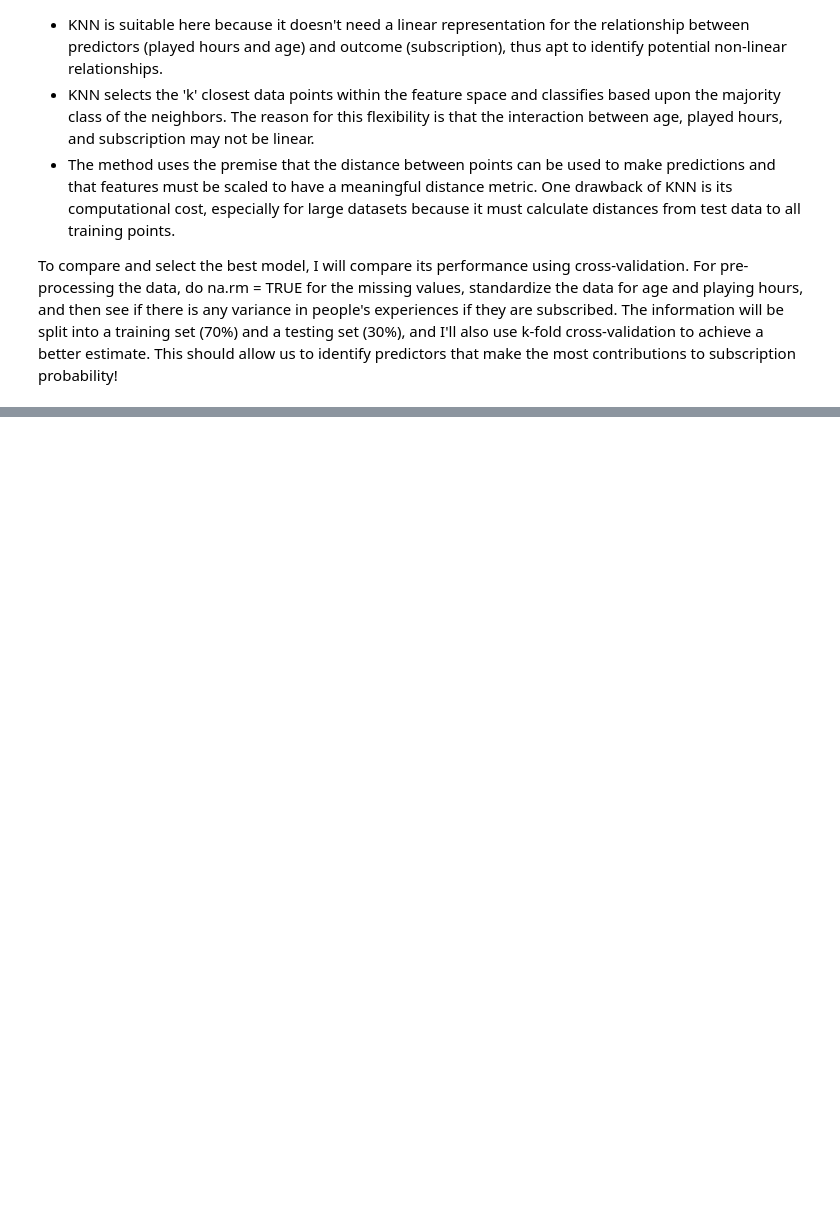
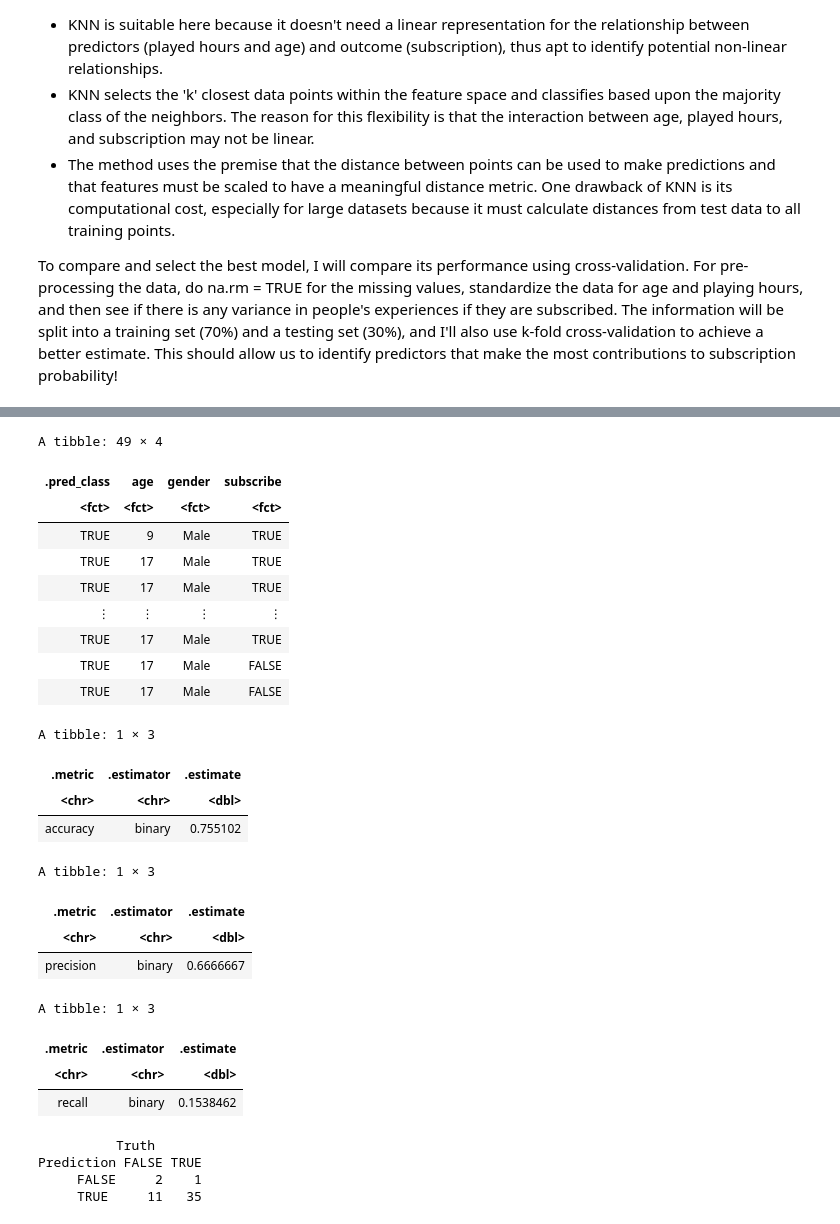
Before and after one commit to 20under20/dcsi100-project-group-002-13, a Jupyter notebook: Project_Individual (1).ipynb, the cells around one changed output, grey strips where cells are left out. Drawn from its saved outputs; the diff is of its cells as text; code cells hidden in the pictures; blank space fills up the shorter version.

```diff
--- a/Project_Individual (1).ipynb
+++ b/Project_Individual (1).ipynb
@@ -214,0 +219,64 @@ best_k
+# %%
+# optimized knn specification
+knn_spec <- nearest_neighbor(weight_func = "rectangular", neighbors = 17) |>
+            set_engine("kknn") |>
+            set_mode("classification")
+
+# new workflow
+knn_fit <- workflow() |>
+           add_recipe(knn_recipe) |>
+           add_model(knn_spec) |>
+           fit(data = data_train)
+
+# predicting testing data
+test_predictions <- predict(knn_fit, data_test) |>
+                    bind_cols(data_test)
+test_predictions
+
+# collecting prediction methods
+prediction_metrics <- test_predictions |>
+                      metrics(truth = subscribe, estimate = .pred_class)
+
+prediction_accuracy <- prediction_metrics |>
+                       filter(.metric == "accuracy")
+
+prediction_precision <- test_predictions |>
+                        precision(truth = subscribe, estimate = .pred_class, event_level="first")
+
+prediction_recall <- test_predictions |>
+                     recall(truth = subscribe, estimate = .pred_class, event_level="first")
+prediction_accuracy
+prediction_precision
+prediction_recall
+
+matrix <- test_predictions |>
+          conf_mat(truth = subscribe, estimate = .pred_class)
+
+matrix
+# %% [output]
+A tibble: 49 × 4
+| .pred_class | age | gender | subscribe |
+| <fct> | <fct> | <fct> | <fct> |
+| TRUE | 9 | Male | TRUE |
+| TRUE | 17 | Male | TRUE |
+| TRUE | 17 | Male | TRUE |
+| ⋮ | ⋮ | ⋮ | ⋮ |
+| TRUE | 17 | Male | TRUE |
+| TRUE | 17 | Male | FALSE |
+| TRUE | 17 | Male | FALSE |
+A tibble: 1 × 3
+| .metric | .estimator | .estimate |
+| <chr> | <chr> | <dbl> |
+| accuracy | binary | 0.755102 |
+A tibble: 1 × 3
+| .metric | .estimator | .estimate |
+| <chr> | <chr> | <dbl> |
+| precision | binary | 0.6666667 |
+A tibble: 1 × 3
+| .metric | .estimator | .estimate |
+| <chr> | <chr> | <dbl> |
+| recall | binary | 0.1538462 |
+          Truth
+Prediction FALSE TRUE
+     FALSE     2    1
+     TRUE     11   35
```
Also changed, not shown: parts of 3 cells of this notebook.
